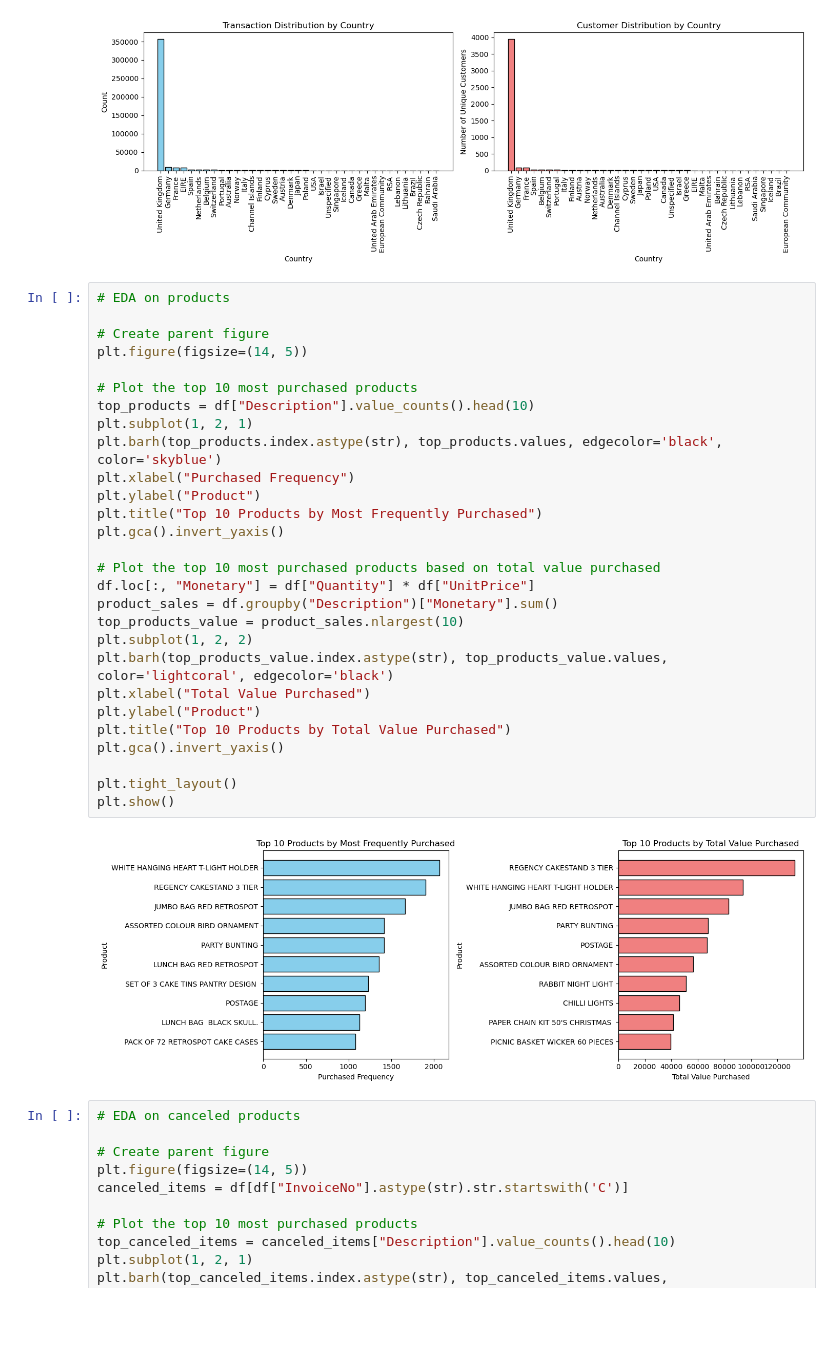
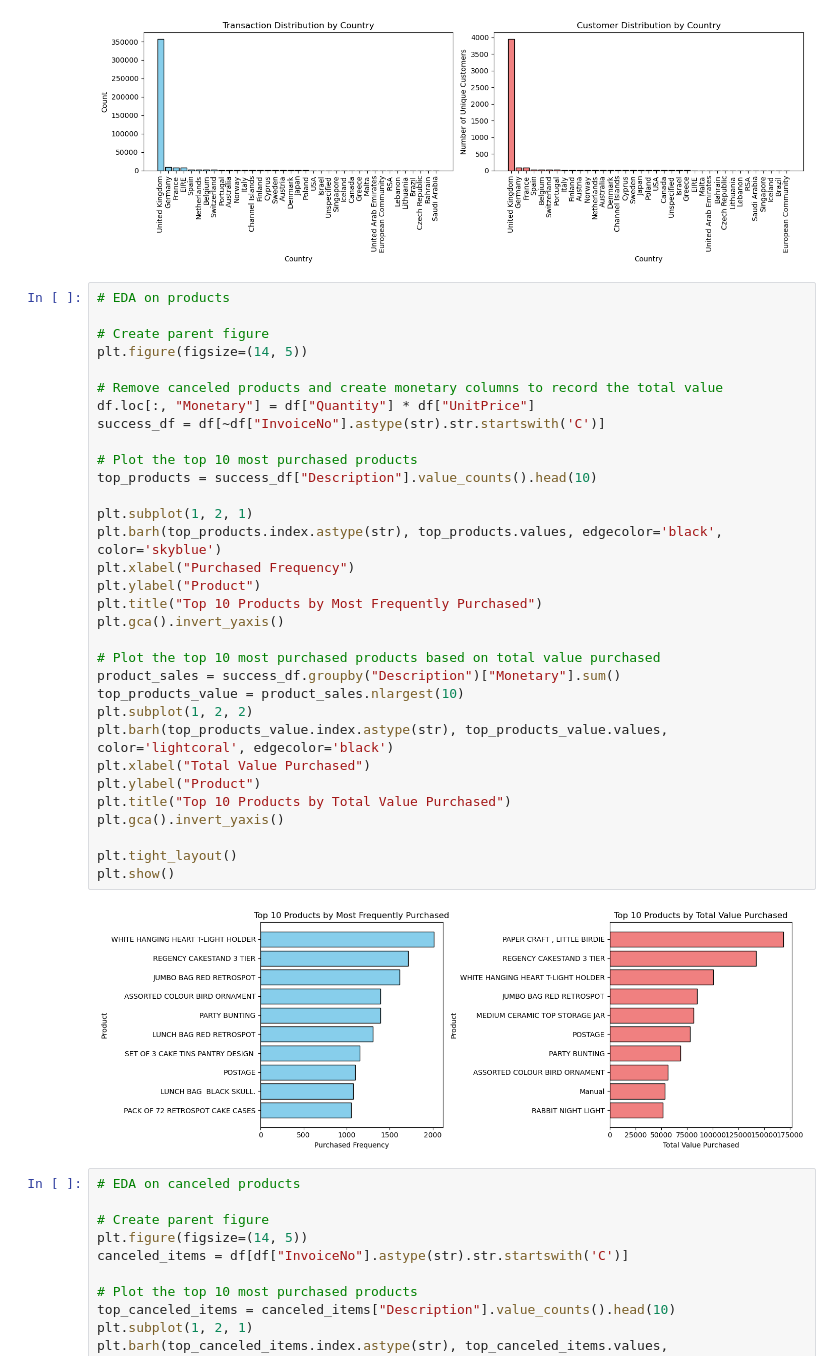
Before and after one commit to cjw612/Customer_Clustering_Business_Report, a Jupyter notebook: Segmentation.ipynb, the cells around one changed output. Drawn from its saved outputs; the diff is of its cells as text; blank space fills up the shorter version.

```diff
--- a/Segmentation.ipynb
+++ b/Segmentation.ipynb
@@ -84,33 +84,37 @@ plt.show()
 # %%
 # EDA on products
 
 # Create parent figure
 plt.figure(figsize=(14, 5))
 
+# Remove canceled products and create monetary columns to record the total value
+df.loc[:, "Monetary"] = df["Quantity"] * df["UnitPrice"]
+success_df = df[~df["InvoiceNo"].astype(str).str.startswith('C')]
+
 # Plot the top 10 most purchased products
-top_products = df["Description"].value_counts().head(10)
+top_products = success_df["Description"].value_counts().head(10)
+
 plt.subplot(1, 2, 1)
 plt.barh(top_products.index.astype(str), top_products.values, edgecolor='black', color='skyblue')
 plt.xlabel("Purchased Frequency")
 plt.ylabel("Product")
 plt.title("Top 10 Products by Most Frequently Purchased")
 plt.gca().invert_yaxis()
 
 # Plot the top 10 most purchased products based on total value purchased
-df.loc[:, "Monetary"] = df["Quantity"] * df["UnitPrice"]
-product_sales = df.groupby("Description")["Monetary"].sum()
+product_sales = success_df.groupby("Description")["Monetary"].sum()
 top_products_value = product_sales.nlargest(10)
 plt.subplot(1, 2, 2)
 plt.barh(top_products_value.index.astype(str), top_products_value.values, color='lightcoral', edgecolor='black')
 plt.xlabel("Total Value Purchased")
 plt.ylabel("Product")
 plt.title("Top 10 Products by Total Value Purchased")
 plt.gca().invert_yaxis()
 
 plt.tight_layout()
 plt.show()
 # %% [output]
-[figure, old version]
+[figure, new version]
 # %%
 # EDA on canceled products
 
```
Also changed, not shown: 1 other file.
